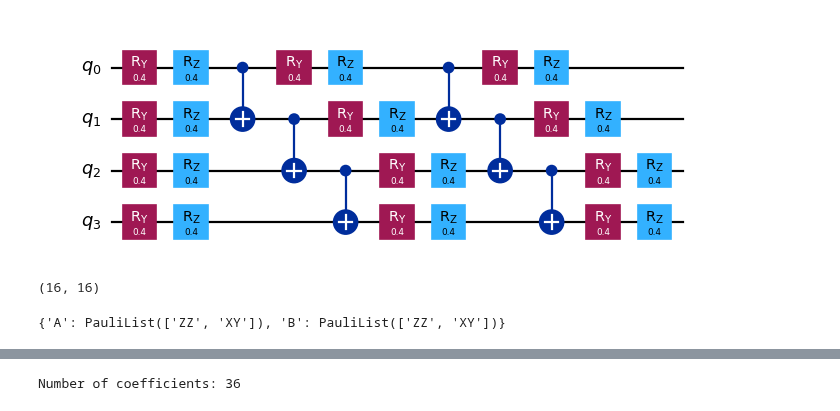
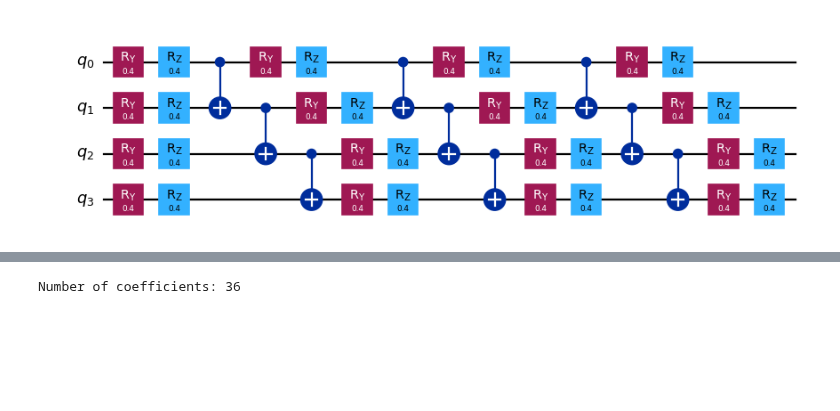
Before and after one commit to nathanieltornow/qtpu, a Jupyter notebook: ckt.ipynb, the cells around one changed output, grey strips where cells are left out. Saved outputs shown, nothing was run; the diff lists cells and outputs as text; code cells hidden in the pictures; blank space fills up the shorter version.

```diff
--- a/ckt.ipynb
+++ b/ckt.ipynb
@@ -1,16 +1,12 @@
 # %%
 from qiskit.circuit.library import EfficientSU2
 
-qc = EfficientSU2(4, entanglement="linear", reps=4).decompose()
-qc.assign_parameters([0.4] * len(qc.parameters), inplace=True)
-
-qc.draw("mpl", scale=0.8)
+circuit = EfficientSU2(num_qubits=4, entanglement="linear").decompose()
+circuit.assign_parameters([0.4] * len(circuit.parameters), inplace=True)
+circuit.draw("mpl", scale=0.8)
 # %% [output]
-[figure, old version]
+[figure, new version]
 # %%
 from qiskit.quantum_info import SparsePauliOp
 
-observable = SparsePauliOp(["ZZZZ", "XYXY"])
-print(observable.to_matrix().shape)
+observable = SparsePauliOp(["ZZII", "IZZI", "-IIZZ", "XIXI", "ZIZZ", "IXIX"])
-# %% [output]
-(16, 16)
@@ -26,4 +12,0 @@ bases = partitioned_problem.bases
-# %%
-subobservables
-# %% [output]
-{'A': PauliList(['ZZ', 'XY']), 'B': PauliList(['ZZ', 'XY'])}
```
Also changed, not shown: parts of 8 cells of this notebook, 15 other files.
